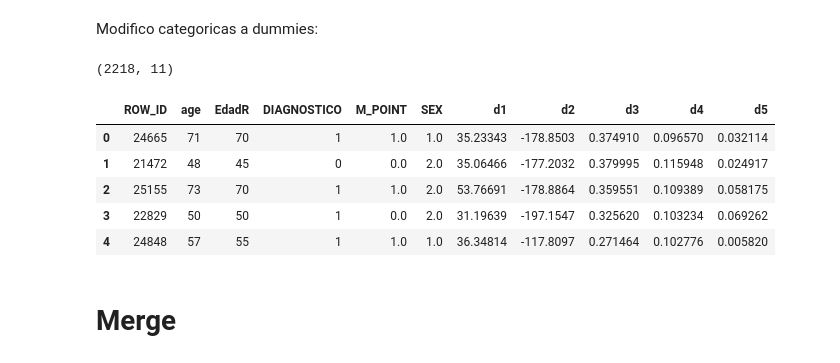
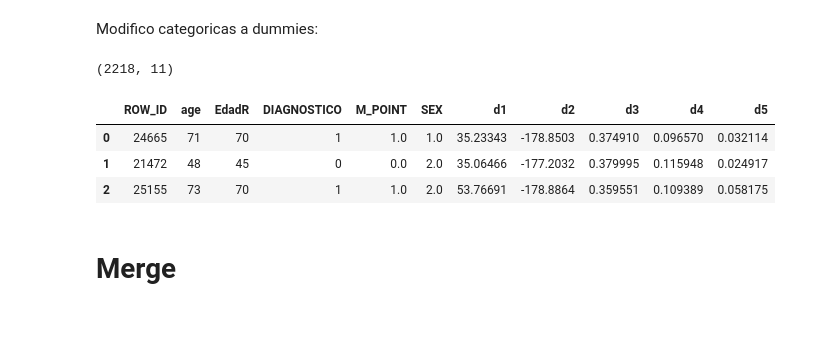
Before and after one commit to candelarobledof/Parkinson, a Jupyter notebook: Regresión_Logística_y_Naive_Bayes.ipynb, the cells around one changed output. Saved outputs shown, nothing was run; the diff lists cells and outputs as text; code cells hidden in the pictures; blank space fills up the shorter version.

```diff
--- a/Regresión_Logística_y_Naive_Bayes.ipynb
+++ b/Regresión_Logística_y_Naive_Bayes.ipynb
@@ -41,15 +31,13 @@ df = pd.get_dummies(df, columns = ["professional-diagnosis","gender","are-careta
                                     ,"phone-usage","smoked","surgery","video-usage"], drop_first = True)
 # %%
 print(df2.shape)
-df2.head()
+df2.head(3)
 # %% [output]
 (2218, 11)
 |  | ROW_ID | age | EdadR | DIAGNOSTICO | M_POINT | SEX | d1 | d2 | d3 | d4 | d5 |
 | 0 | 24665 | 71 | 70 | 1 | 1.0 | 1.0 | 35.23343 | -178.8503 | 0.374910 | 0.096570 | 0.032114 |
 | 1 | 21472 | 48 | 45 | 0 | 0.0 | 2.0 | 35.06466 | -177.2032 | 0.379995 | 0.115948 | 0.024917 |
 | 2 | 25155 | 73 | 70 | 1 | 1.0 | 2.0 | 53.76691 | -178.8864 | 0.359551 | 0.109389 | 0.058175 |
-| 3 | 22829 | 50 | 50 | 1 | 0.0 | 2.0 | 31.19639 | -197.1547 | 0.325620 | 0.103234 | 0.069262 |
-| 4 | 24848 | 57 | 55 | 1 | 1.0 | 1.0 | 36.34814 | -117.8097 | 0.271464 | 0.102776 | 0.005820 |
 # %% [markdown]
 # Merge
 # %%
```
Also changed, not shown: parts of 17 cells of this notebook.
